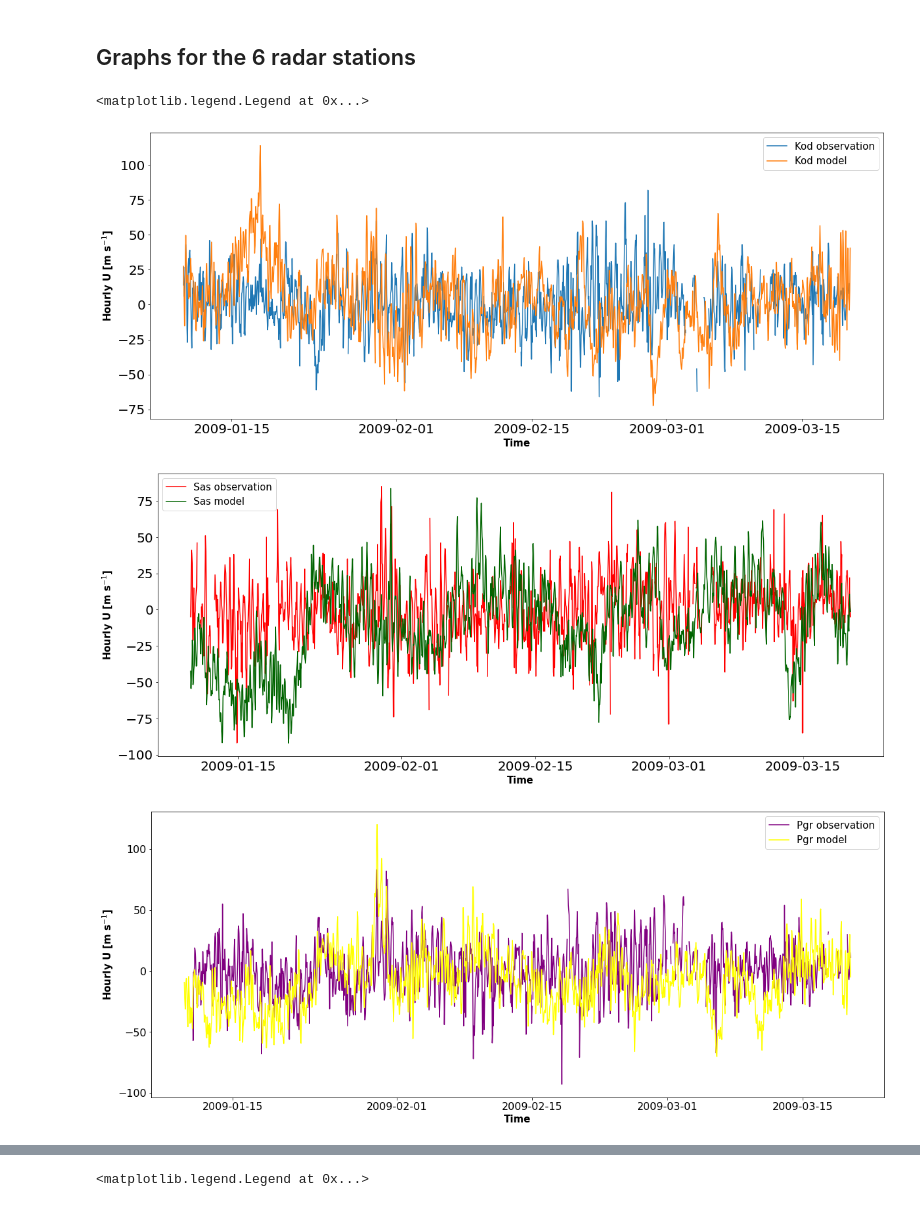
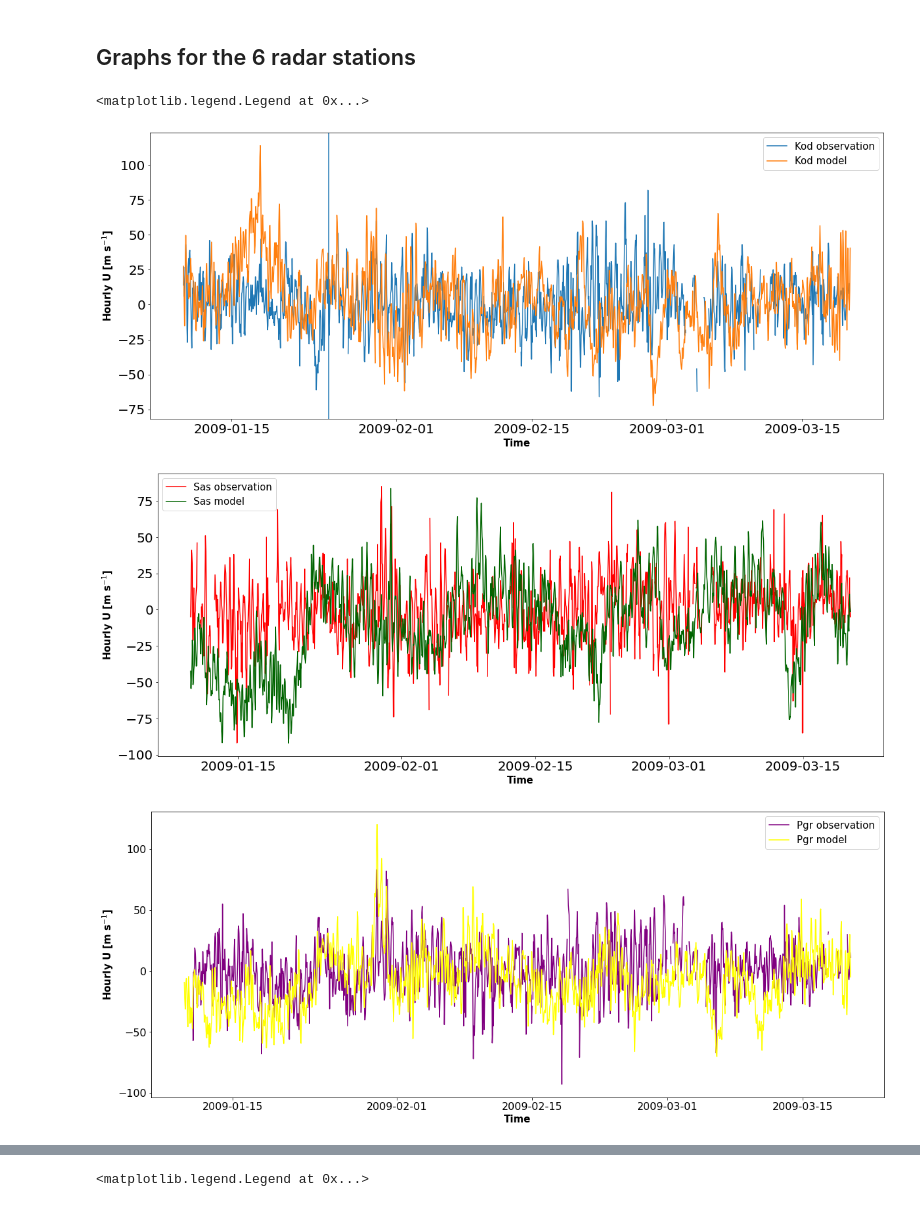
Before and after one commit to 7AlonsoRaikiri7/SummerREU, a Jupyter notebook: V_superdarn_waccmxdart_hrly_winds.ipynb, the cells around one changed output, grey strips where cells are left out. Saved outputs shown, nothing was run; the diff lists cells and outputs as text; code cells hidden in the pictures.

```diff
--- a/V_superdarn_waccmxdart_hrly_winds.ipynb
+++ b/V_superdarn_waccmxdart_hrly_winds.ipynb
@@ -105,6 +105,7 @@ plt.tick_params(axis='x', labelsize=20)
 plt.tick_params(axis='y', labelsize=20)
 plt.xlabel('Time',fontsize=15,fontweight='bold')
 plt.ylabel('Hourly U [m s$^{-1}$]', fontsize=15,fontweight='bold')
+plt.axvline(dt.datetime(2009,1,25))
 plt.legend(fontsize=15)
 
 #Sas radar station
@@ -132,34 +133,34 @@ plt.figure(figsize=(20,8))
 plt.plot(df.index,df['Rkn'], label='Rkn observation', color = 'darkorange')
 plt.plot(df_w.index,df_w['Rkn'], label= 'Rkn model', color = 'darkblue')
 plt.tick_params(axis='x', labelsize=16)
 plt.tick_params(axis='y', labelsize=16)
 plt.xlabel('Time',fontsize=15,fontweight='bold')
 plt.ylabel('Hourly U [m s$^{-1}$]', fontsize=15,fontweight='bold')
 plt.legend(fontsize=15)
 
 #Pyk radar station
 plt.figure(figsize=(20,8))
 plt.plot(df.index,df['Pyk'], label='Pyk observation', color = 'lime')
 plt.plot(df_w.index,df_w['Pyk'], label= 'Pyk model', color = 'crimson')
 plt.tick_params(axis='x', labelsize=16)
 plt.tick_params(axis='y', labelsize=16)
 plt.xlabel('Time',fontsize=15,fontweight='bold')
 plt.ylabel('Hourly U [m s$^{-1}$]', fontsize=15,fontweight='bold')
 plt.legend(fontsize=15)
 
 #Han radar station
 plt.figure(figsize=(20,8))
 plt.plot(df.index,df['Han'], label='Han observation', color = 'pink')
 plt.plot(df_w.index,df_w['Han'], label= 'Han model', color = 'blue')
 plt.tick_params(axis='x', labelsize=16)
 plt.tick_params(axis='y', labelsize=16)
 plt.xlabel('Time',fontsize=15,fontweight='bold')
 plt.ylabel('Hourly U [m s$^{-1}$]', fontsize=15,fontweight='bold')
 plt.axvline(pd.datetime(2009,1,28))
 plt.legend(fontsize=15)
 # %% [output]
 <matplotlib.legend.Legend at 0x...>
-[figure, old version]
+[figure, new version]
 [figure]
 [figure]
 [figure]
```
Also changed, not shown: parts of 4 cells of this notebook, 1 other file.
